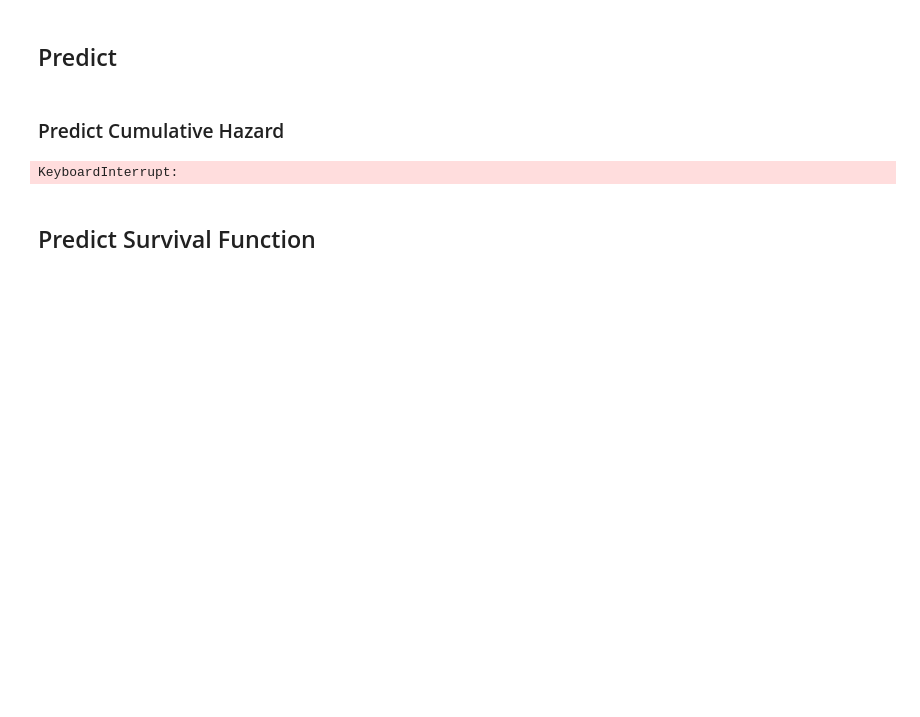
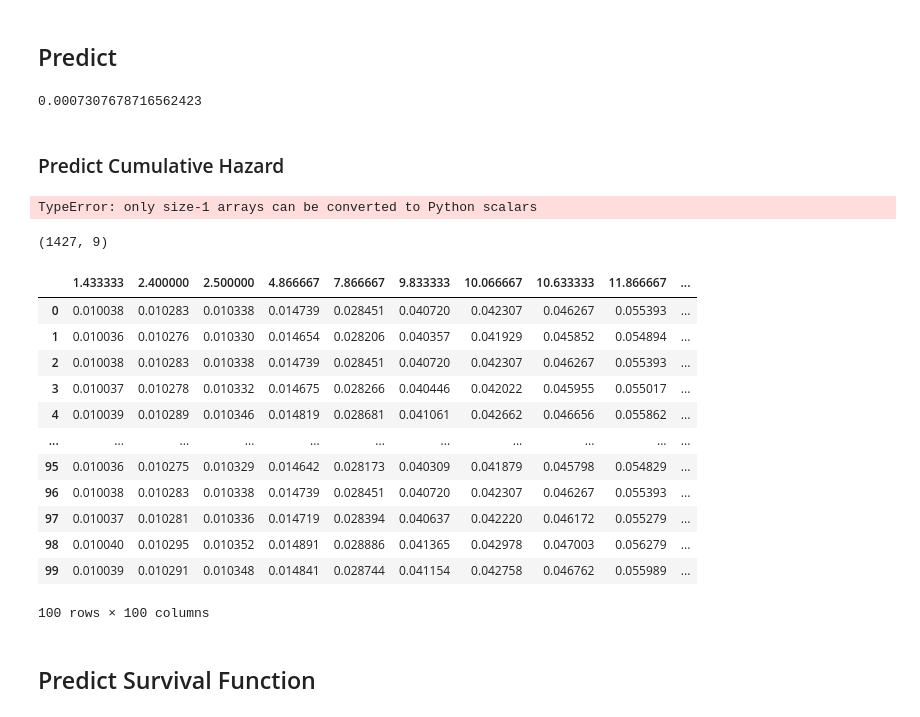
Before and after one commit to jatlantic/xgbsurv, a Jupyter notebook: examples/xgbsurv_aft.ipynb, the cells around one changed output. Cells and saved outputs as stored; diff of their text form; code cells hidden in the pictures; blank space fills up the shorter version.

```diff
--- a/examples/xgbsurv_aft.ipynb
+++ b/examples/xgbsurv_aft.ipynb
@@ -93,13 +91,39 @@ model.save_model("introduction_model_breslow.json")
 # %%
 preds_train = model.predict(X_train, output_margin=True)
 preds_test = model.predict(X_test, output_margin=True)
+time_train, event_train = transform_back(y_train)
+#rlp = np.log(time_train * np.exp(preds_train))
+#from xgbsurv.evaluation import cindex_censored, ibs
+#cindex_censored(y_train, rlp)
+# %% [output]
+0.0007307678716562423
 # %% [markdown]
 ### Predict Cumulative Hazard
 # %%
-df_cum_hazards = model.predict_cumulative_hazard_function(X_train, X_test, y_train, y_test)
+df_cum_hazards = model.predict_cumulative_hazard_function(X_train[:100], X_test[:100], y_train[:100], y_test[:100])
 df_cum_hazards.head(3)
 # %% [output]
-KeyboardInterrupt:
+TypeError: only size-1 arrays can be converted to Python scalars
+# %%
+X_train.shape
+# %% [output]
+(1427, 9)
+# %%
+df_cum_hazards
+# %% [output]
+|  | 1.433333 | 2.400000 | 2.500000 | 4.866667 | 7.866667 | 9.833333 | 10.066667 | 10.633333 | 11.866667 | ... |
+| 0 | 0.010038 | 0.010283 | 0.010338 | 0.014739 | 0.028451 | 0.040720 | 0.042307 | 0.046267 | 0.055393 | ... |
+| 1 | 0.010036 | 0.010276 | 0.010330 | 0.014654 | 0.028206 | 0.040357 | 0.041929 | 0.045852 | 0.054894 | ... |
+| 2 | 0.010038 | 0.010283 | 0.010338 | 0.014739 | 0.028451 | 0.040720 | 0.042307 | 0.046267 | 0.055393 | ... |
+| 3 | 0.010037 | 0.010278 | 0.010332 | 0.014675 | 0.028266 | 0.040446 | 0.042022 | 0.045955 | 0.055017 | ... |
+| 4 | 0.010039 | 0.010289 | 0.010346 | 0.014819 | 0.028681 | 0.041061 | 0.042662 | 0.046656 | 0.055862 | ... |
+| ... | ... | ... | ... | ... | ... | ... | ... | ... | ... | ... |
+| 95 | 0.010036 | 0.010275 | 0.010329 | 0.014642 | 0.028173 | 0.040309 | 0.041879 | 0.045798 | 0.054829 | ... |
+| 96 | 0.010038 | 0.010283 | 0.010338 | 0.014739 | 0.028451 | 0.040720 | 0.042307 | 0.046267 | 0.055393 | ... |
+| 97 | 0.010037 | 0.010281 | 0.010336 | 0.014719 | 0.028394 | 0.040637 | 0.042220 | 0.046172 | 0.055279 | ... |
+| 98 | 0.010040 | 0.010295 | 0.010352 | 0.014891 | 0.028886 | 0.041365 | 0.042978 | 0.047003 | 0.056279 | ... |
+| 99 | 0.010039 | 0.010291 | 0.010348 | 0.014841 | 0.028744 | 0.041154 | 0.042758 | 0.046762 | 0.055989 | ... |
+100 rows × 100 columns
 # %% [markdown]
 ## Predict Survival Function
 # %%
```
Also changed, not shown: parts of 6 cells of this notebook, 1 other file.
